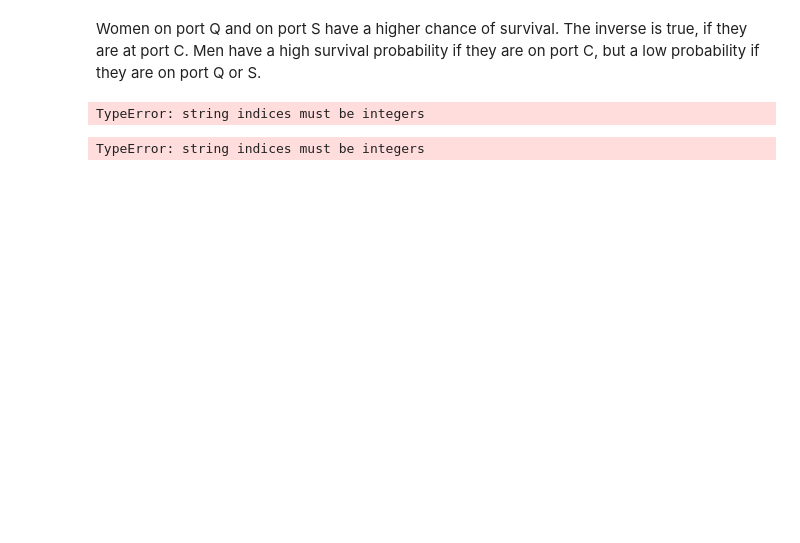
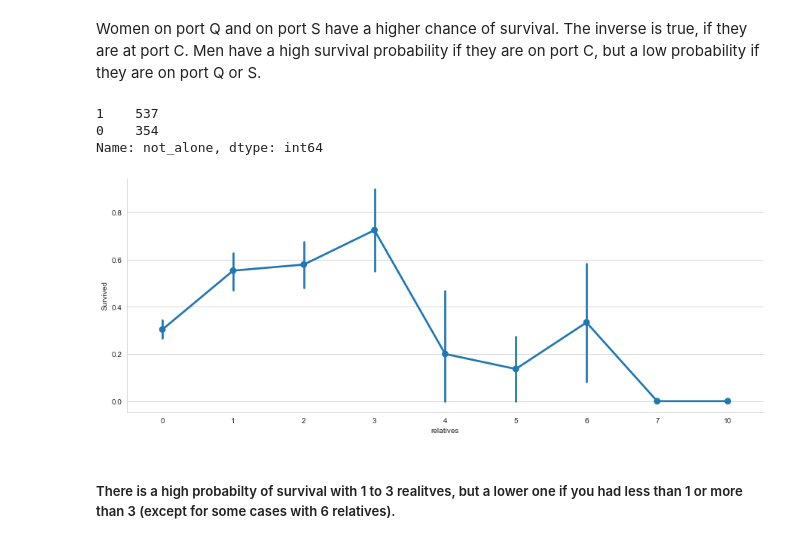
Before and after one commit to reddy26lc/iNeuron, a Jupyter notebook: Decision Tree Assignment.ipynb, the cells around one changed output. Cells and saved outputs as stored; diff of their text form; code cells hidden in the pictures; blank space fills up the shorter version.

```diff
--- a/Decision Tree Assignment.ipynb
+++ b/Decision Tree Assignment.ipynb
@@ -189,22 +189,21 @@ FacetGrid.add_legend()
 Women on port Q and on port S have a higher chance of survival. The inverse is true, if they are at port C. Men have a high survival probability if they are on port C, but a low probability if they are on port Q or S.
 # %%
 #SibSp and Parch
-
-for data in df:
-    data['relatives'] = data['SibSp'] + data['Parch']
-    data.loc[data['relatives'] > 0, 'not_alone'] = 0
-    data.loc[data['relatives'] == 0, 'not_alone'] = 1
-    data['not_alone'] = data['not_alone']
+#SibSp and Parch would make more sense as a combined feature, that shows the total number of relatives, a person has on the Titanic.
+data = [df]
+for dataset in data:
+    dataset['relatives'] = dataset['SibSp'] + dataset['Parch']
+    dataset.loc[dataset['relatives'] > 0, 'not_alone'] = 0
+    dataset.loc[dataset['relatives'] == 0, 'not_alone'] = 1
+    dataset['not_alone'] = dataset['not_alone'].astype(int)
 df['not_alone'].value_counts()
 # %% [output]
-TypeError: string indices must be integers
+1    537
+0    354
+Name: not_alone, dtype: int64
-# %%
-data = df
-for dataset in data:
-    dataset['relatives'] = dataset['SibSp'] + dataset['Parch']
-    dataset.loc[dataset['relatives'] > 0, 'not_alone'] = 0
-    dataset.loc[dataset['relatives'] == 0, 'not_alone'] = 1
-    dataset['not_alone'] = dataset['not_alone'].astype(int)
-train_df['not_alone'].value_counts()
-# %% [output]
-TypeError: string indices must be integers
+# %%
+axes = sns.factorplot('relatives','Survived', data=df, aspect = 2.5)
+# %% [output]
+[figure, added]
+# %% [markdown]
+##### There is a high probabilty of survival with 1 to 3 realitves, but a lower one if you had less than 1 or more than 3 (except for some cases with 6 relatives).
```
Also changed, not shown: parts of 6 cells of this notebook.
